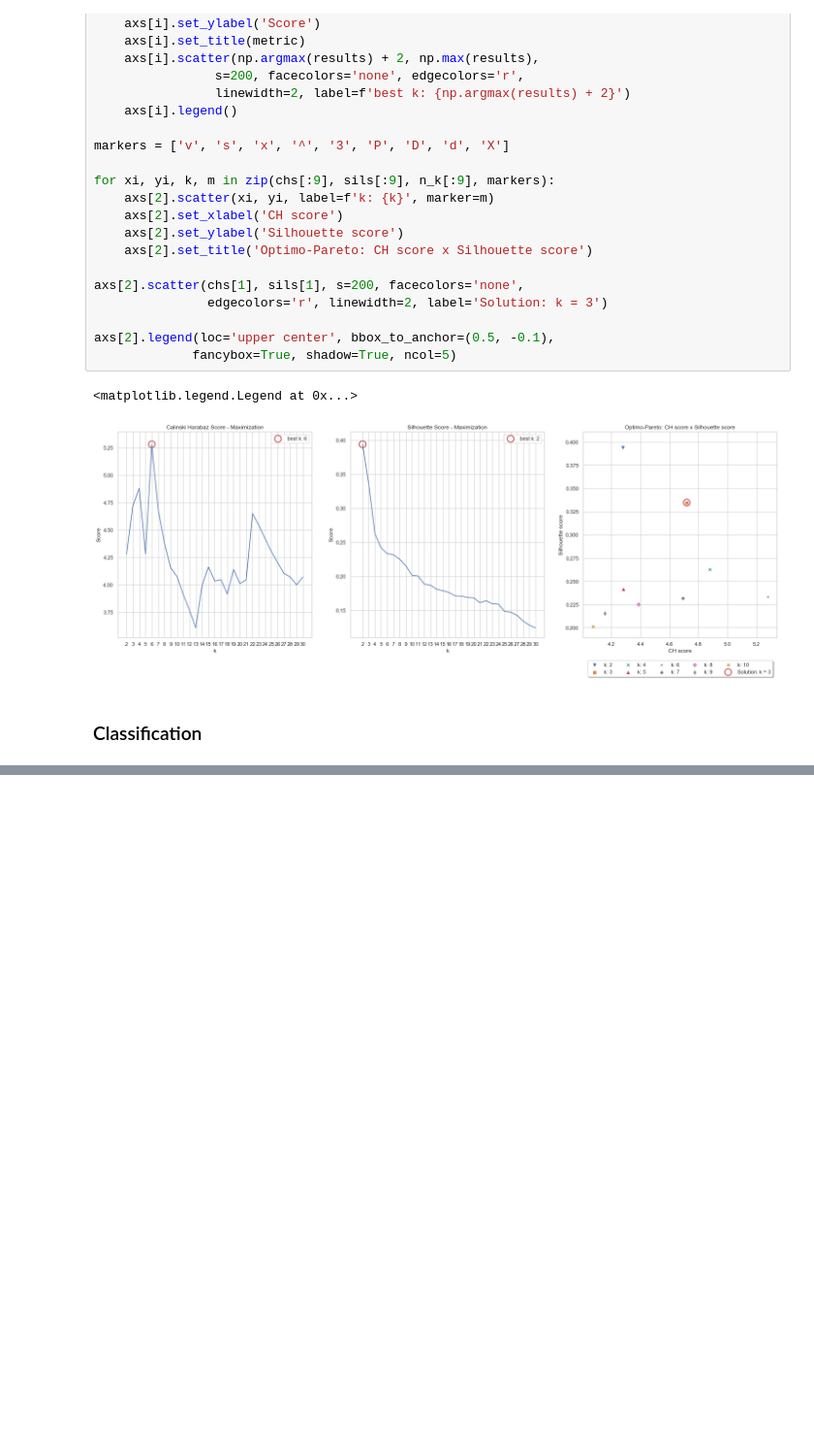
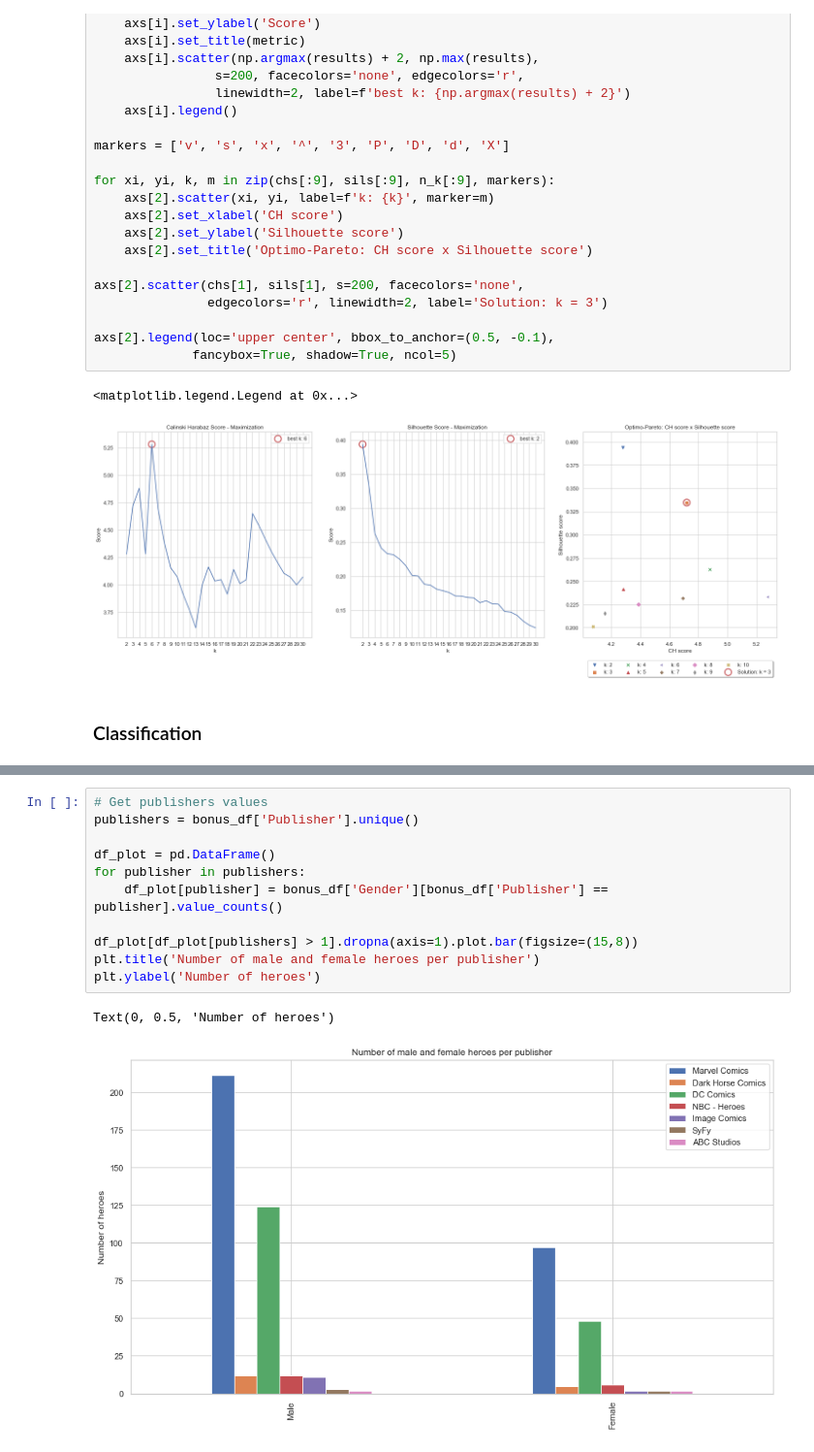
Before and after one commit to PauloHARocha/accentureChallenge, a Jupyter notebook: explanation.ipynb, the cells around one changed output, grey strips where cells are left out. Shown at 97% size. Saved outputs shown, nothing was run; the diff lists cells and outputs as text; blank space fills up the shorter version.

```diff
--- a/explanation.ipynb
+++ b/explanation.ipynb
@@ -542,0 +648,14 @@ Variance score: 0.1676054028830426
+# %%
+# Get publishers values
+publishers = bonus_df['Publisher'].unique()
+
+df_plot = pd.DataFrame()
+for publisher in publishers:
+    df_plot[publisher] = bonus_df['Gender'][bonus_df['Publisher'] == publisher].value_counts()
+
+df_plot[df_plot[publishers] > 1].dropna(axis=1).plot.bar(figsize=(15,8))
+plt.title('Number of male and female heroes per publisher')
+plt.ylabel('Number of heroes')
+# %% [output]
+Text(0, 0.5, 'Number of heroes')
+[figure, added]
```
Also changed, not shown: parts of 27 cells of this notebook, 2 other files.
